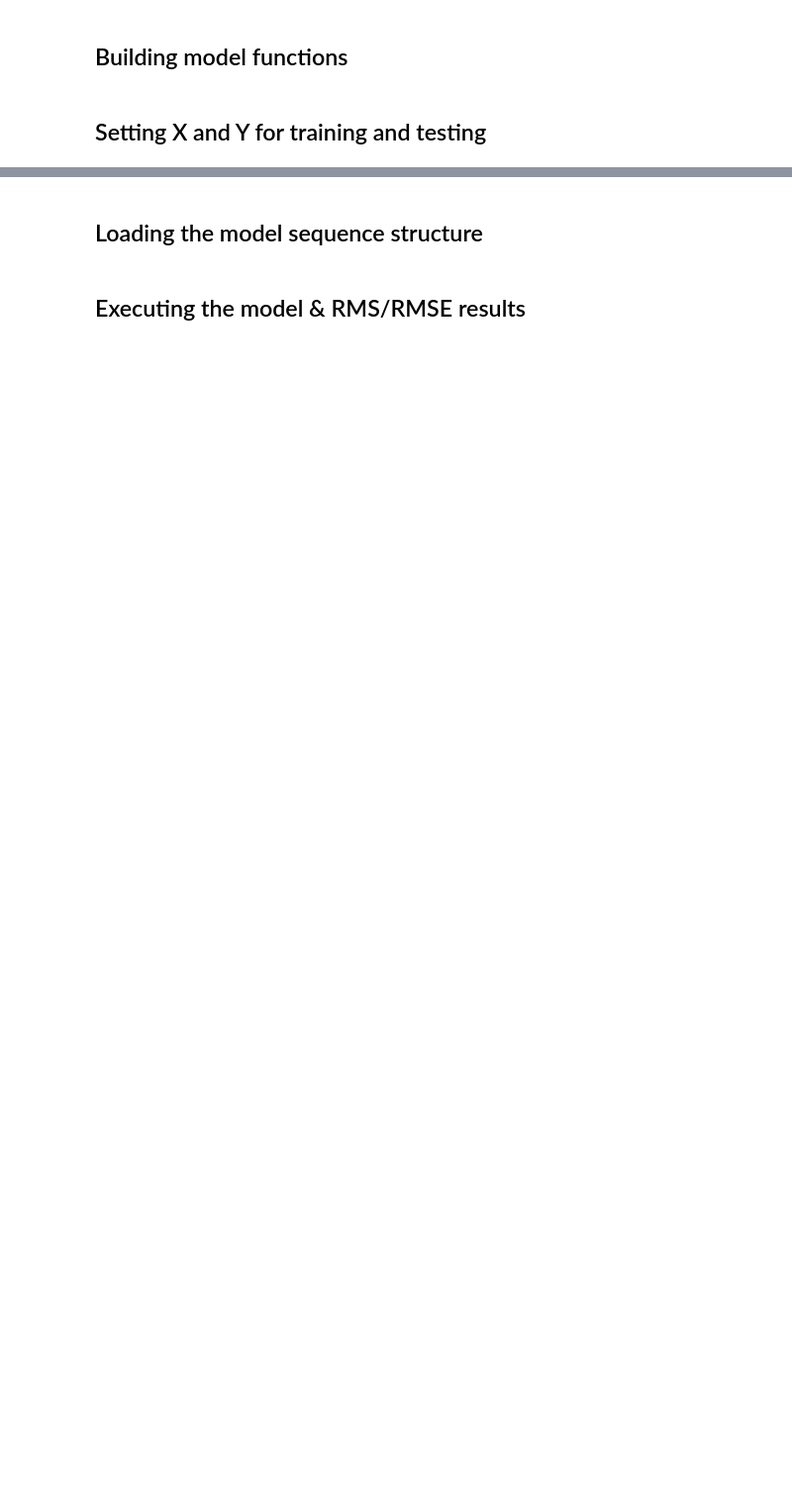
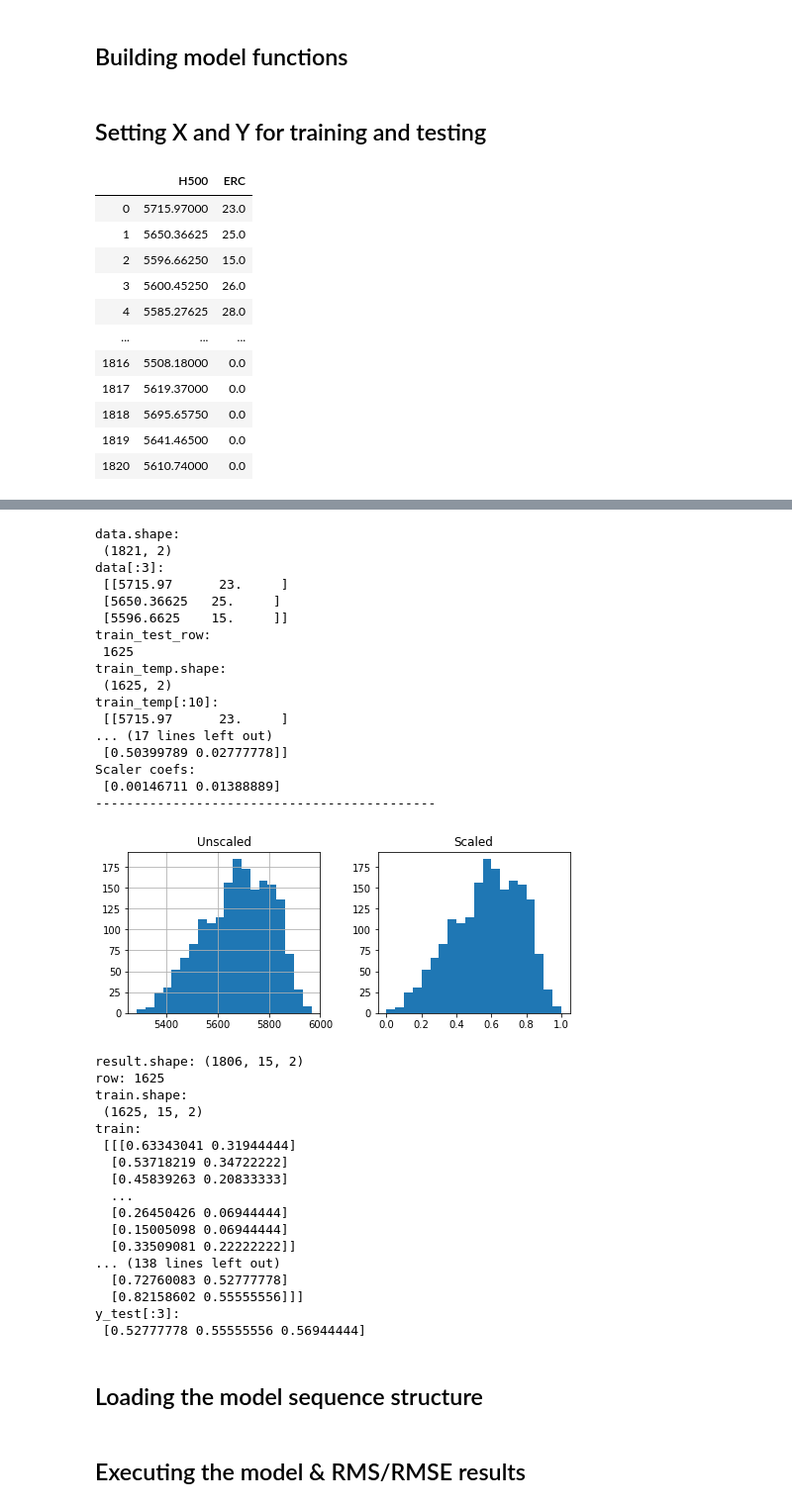
Before and after one commit to dapotter/Fire-weather, a Jupyter notebook: Python/fire_weather_rnn.ipynb, the cells around one changed output, grey strips where cells are left out. Shown at 99% size. Drawn from its saved outputs; the diff is of its cells as text; code cells hidden in the pictures; blank space fills up the shorter version.

```diff
--- a/Python/fire_weather_rnn.ipynb
+++ b/Python/fire_weather_rnn.ipynb
@@ -98,21 +85,0 @@ array([0.63343041, 0.53718219, 0.45839263, ..., 0.60362964, 0.52412303,
-# %%
-def load_data(stock, seq_len):
-    amount_of_features = len(stock.columns)
-
-    sequence_length = seq_len + 1
-    result = []
-    for index in range(len(data) - sequence_length):
-        result.append(data[index: index + sequence_length])
-
-    result = np.array(result)
-    row = round(0.9 * result.shape[0])
-    train = result[:int(row), :]
-    x_train = train[:, :-1]
-    y_train = train[:, -1][:,-1]
-    x_test = result[int(row):, :-1]
-    y_test = result[int(row):, -1][:,-1]
-
-    x_train = np.reshape(x_train, (x_train.shape[0], x_train.shape[1], amount_of_features))
-    x_test = np.reshape(x_test, (x_test.shape[0], x_test.shape[1], amount_of_features))
-
-    return [x_train, y_train, x_test, y_test]
@@ -157,11 +184,29 @@ def build_model2(layers):
 ## Setting X and Y for training and testing
 # %%
 window = 14
-X_train, y_train, X_test, y_test = load_data(df[::-1], window)
+display(df)
+X_train, y_train, X_test, y_test, data, scaler = load_data(df, window) # Reversing the order of the samples with [::-1]
+
+print('data.shape:', data.shape)
 print("X_train", X_train.shape)
-print('X_train[:3,:]:\n', X_train[:3,:])
 print("y_train", y_train.shape)
-print('y_train[:3]:\n', y_train[:3])
 print("X_test", X_test.shape)
 print("y_test", y_test.shape)
+
+print('X_train[:3,:]:\n', X_train[:3,:])
+print('y_train[:3]:\n', y_train[:3])
+print('X_test[:3,:]:\n', X_test[:3,:])
+print('y_test[:3]:\n', y_test[:3])
 # %% [output]
+|  | H500 | ERC |
+| 0 | 5715.97000 | 23.0 |
+| 1 | 5650.36625 | 25.0 |
+| 2 | 5596.66250 | 15.0 |
+| 3 | 5600.45250 | 26.0 |
+| 4 | 5585.27625 | 28.0 |
+| ... | ... | ... |
+| 1816 | 5508.18000 | 0.0 |
+| 1817 | 5619.37000 | 0.0 |
+| 1818 | 5695.65750 | 0.0 |
+| 1819 | 5641.46500 | 0.0 |
+| 1820 | 5610.74000 | 0.0 |
@@ -185,3 +214,38 @@ y_test (181,)
+data.shape:
+ (1821, 2)
+data[:3]:
+ [[5715.97      23.     ]
+ [5650.36625   25.     ]
+ [5596.6625    15.     ]]
+train_test_row:
+ 1625
+train_temp.shape:
+ (1625, 2)
+train_temp[:10]:
+ [[5715.97      23.     ]
+... (17 lines left out)
+ [0.50399789 0.02777778]]
+Scaler coefs:
+ [0.00146711 0.01388889]
+--------------------------------------------
+[figure, added]
+result.shape: (1806, 15, 2)
+row: 1625
+train.shape:
+ (1625, 15, 2)
+train:
+ [[[0.63343041 0.31944444]
+  [0.53718219 0.34722222]
+  [0.45839263 0.20833333]
+  ...
+  [0.26450426 0.06944444]
+  [0.15005098 0.06944444]
+  [0.33509081 0.22222222]]
+... (138 lines left out)
+  [0.72760083 0.52777778]
+  [0.82158602 0.55555556]]]
+y_test[:3]:
+ [0.52777778 0.55555556 0.56944444]
 # %% [markdown]
 ## Loading the model sequence structure
 # %%
```
Also changed, not shown: parts of 19 cells of this notebook.
